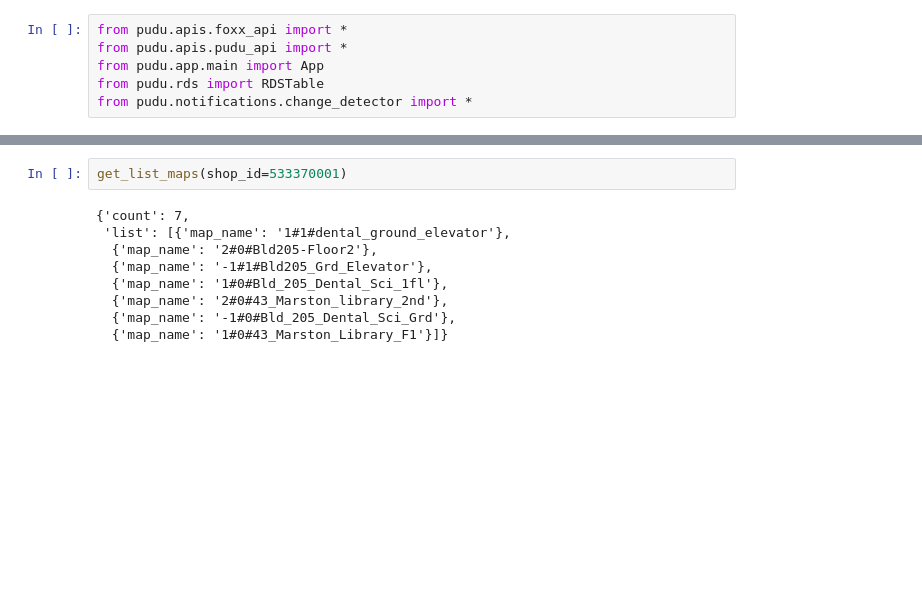
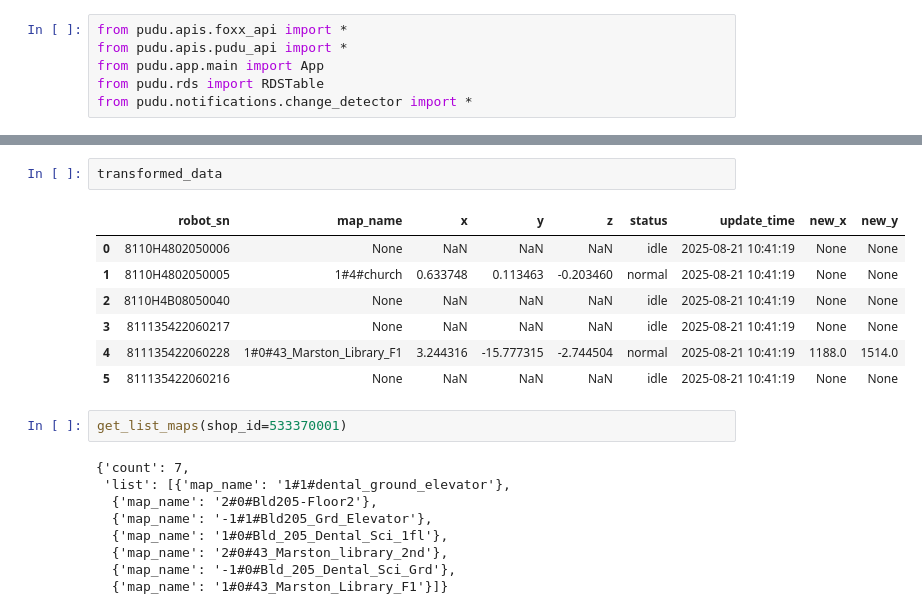
Before and after one commit to CarloCHEN/pudu_robot, a Jupyter notebook: src/ds.ipynb, the cells around one changed output, grey strips where cells are left out. Saved outputs shown, nothing was run; the diff lists cells and outputs as text; blank space fills up the shorter version.

```diff
--- a/src/ds.ipynb
+++ b/src/ds.ipynb
@@ -179,3 +95,13 @@ NameError: name 'transform' is not defined
+# %%
+transformed_data
+# %% [output]
+|  | robot_sn | map_name | x | y | z | status | update_time | new_x | new_y |
+| 0 | 8110H4802050006 | None | NaN | NaN | NaN | idle | 2025-08-21 10:41:19 | None | None |
+| 1 | 8110H4802050005 | 1#4#church | 0.633748 | 0.113463 | -0.203460 | normal | 2025-08-21 10:41:19 | None | None |
+| 2 | 8110H4B08050040 | None | NaN | NaN | NaN | idle | 2025-08-21 10:41:19 | None | None |
+| 3 | 811135422060217 | None | NaN | NaN | NaN | idle | 2025-08-21 10:41:19 | None | None |
+| 4 | 811135422060228 | 1#0#43_Marston_Library_F1 | 3.244316 | -15.777315 | -2.744504 | normal | 2025-08-21 10:41:19 | 1188.0 | 1514.0 |
+| 5 | 811135422060216 | None | NaN | NaN | NaN | idle | 2025-08-21 10:41:19 | None | None |
 # %%
 get_list_maps(shop_id=533370001)
 # %% [output]
```
Also changed, not shown: parts of 18 cells of this notebook, 12 other files.
